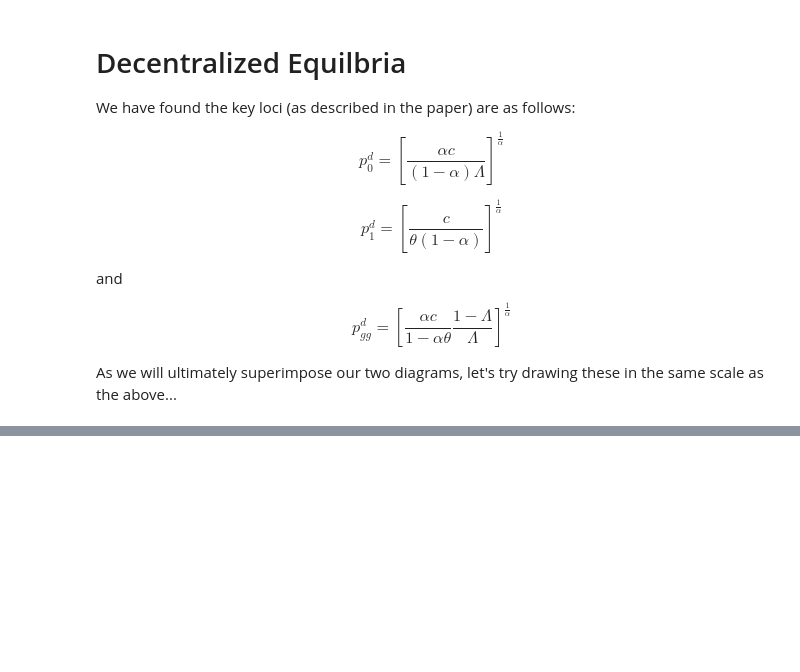
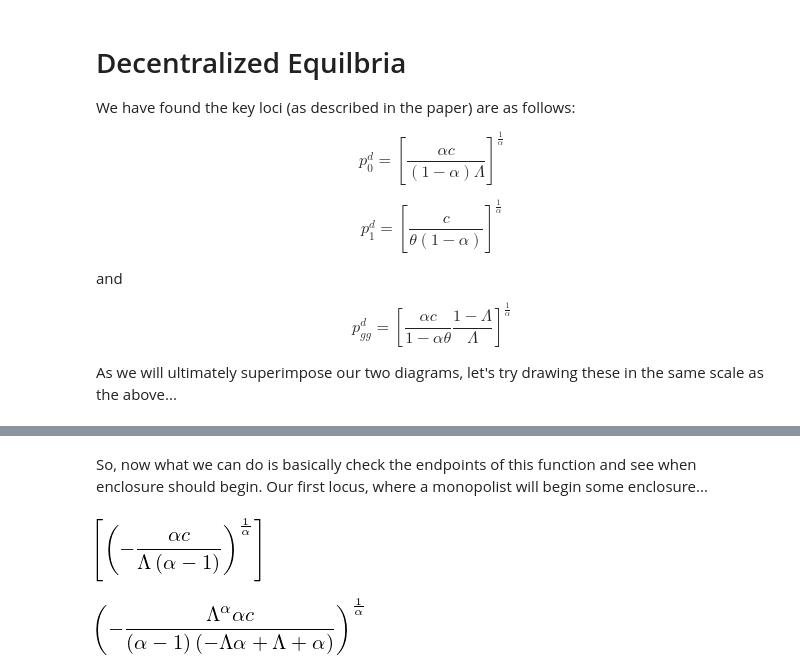
Before and after one commit to jhconning/enclosure, a Jupyter notebook: notebooks/PaperDiagramsAndAlgebra.ipynb, the cells around one changed output, grey strips where cells are left out. Saved outputs shown, nothing was run; the diff lists cells and outputs as text; code cells hidden in the pictures; blank space fills up the shorter version.

```diff
--- a/notebooks/PaperDiagramsAndAlgebra.ipynb
+++ b/notebooks/PaperDiagramsAndAlgebra.ipynb
@@ -425,0 +444,10 @@ else:
+# %% [markdown]
+So, now what we can do is basically check the endpoints of this function and see when enclosure should begin. Our first locus, where a monopolist will begin some enclosure...
+# %%
+solve(dpiedte.subs({te:0}).simplify(), p)
+# %% [output]
+[figure, added]
+# %%
+solve(dpiedte.subs({te:1}).simplify(), p)[0]
+# %% [output]
+[figure, added]
```
Also changed, not shown: parts of 5 cells of this notebook, 1 other file.
